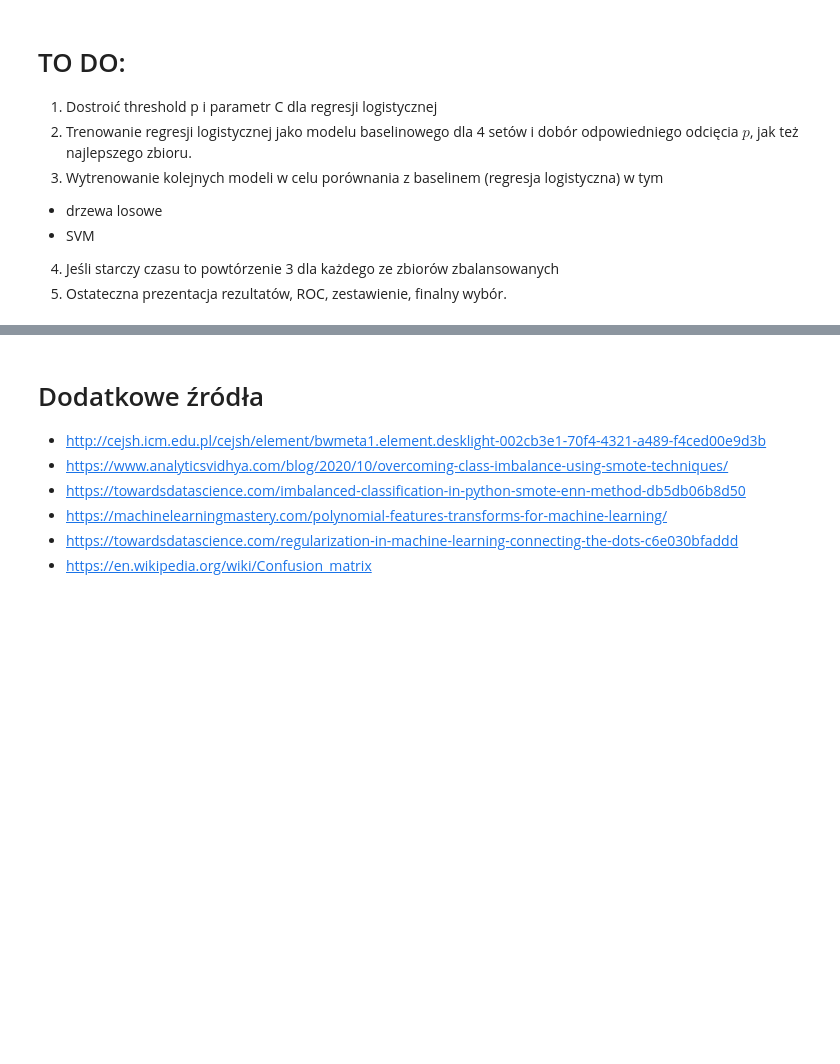
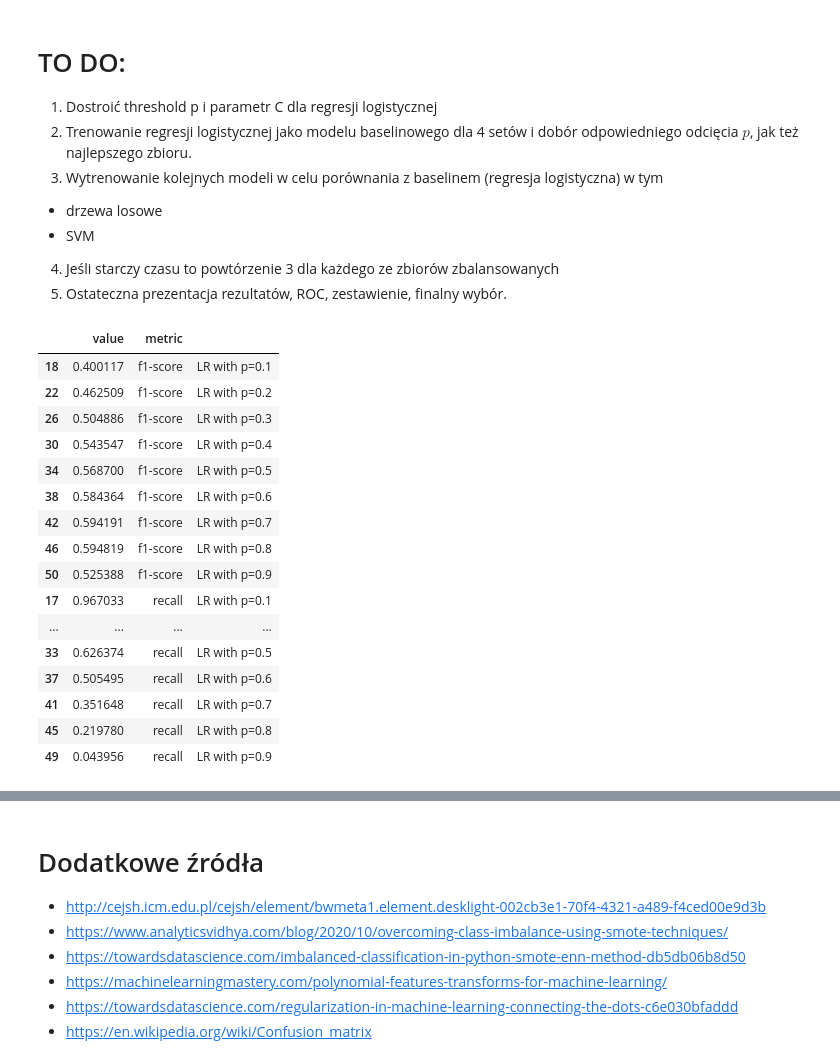
Before and after one commit to szpwski/stat_II_stroke_prediction, a Jupyter notebook: STAT_II_PROJECT.ipynb, the cells around one changed output, grey strips where cells are left out. Drawn from its saved outputs; the diff is of its cells as text; code cells hidden in the pictures; blank space fills up the shorter version.

```diff
--- a/STAT_II_PROJECT.ipynb
+++ b/STAT_II_PROJECT.ipynb
@@ -51,7 +51,7 @@ def plotting(data: pd.DataFrame, x: str, type: str, y=None, cl = 'stroke'):
     y - column for y-axis
 
     type - type of plot
-      values: {'hist', 'box', 'hist_box', 'class_hist', 'class_box', 'class_hist_box', 'scatter', 'heatmap'}
+      values: {'hist', 'box', 'hist_box', 'class_hist', 'class_box', 'class_hist_box', 'scatter', 'heatmap', 'lineplot'}
 
     cl - class
 
@@ -146,6 +146,10 @@ def plotting(data: pd.DataFrame, x: str, type: str, y=None, cl = 'stroke'):
     fig.update_layout(title_text="Histogram and Boxplot with classes for " + x)
     fig.show()
 
+  elif type=='lineplot':
+    fig = px.line(data, x=x, y=y, color=cl)
+    fig.show()
+
   else:
     raise NotImplementedError('Not implemented!')
 
@@ -1016,3 +1142,23 @@ W ogólności widać, że model sprawuje się całkiem dobrze. Co prawda jest mo
   - SVM
 4. Jeśli starczy czasu to powtórzenie 3 dla każdego ze zbiorów zbalansowanych
 5. Ostateczna prezentacja rezultatów, ROC, zestawienie, finalny wybór.
+# %%
+transform_report_to_plot(report[report.model_name!='Base LR'], x='model_name')
+# %% [output]
+|  | value | metric |  |
+| 18 | 0.400117 | f1-score | LR with p=0.1 |
+| 22 | 0.462509 | f1-score | LR with p=0.2 |
+| 26 | 0.504886 | f1-score | LR with p=0.3 |
+| 30 | 0.543547 | f1-score | LR with p=0.4 |
+| 34 | 0.568700 | f1-score | LR with p=0.5 |
+| 38 | 0.584364 | f1-score | LR with p=0.6 |
+| 42 | 0.594191 | f1-score | LR with p=0.7 |
+| 46 | 0.594819 | f1-score | LR with p=0.8 |
+| 50 | 0.525388 | f1-score | LR with p=0.9 |
+| 17 | 0.967033 | recall | LR with p=0.1 |
+| ... | ... | ... | ... |
+| 33 | 0.626374 | recall | LR with p=0.5 |
+| 37 | 0.505495 | recall | LR with p=0.6 |
+| 41 | 0.351648 | recall | LR with p=0.7 |
+| 45 | 0.219780 | recall | LR with p=0.8 |
+| 49 | 0.043956 | recall | LR with p=0.9 |
```
Also changed, not shown: parts of 15 cells of this notebook.
